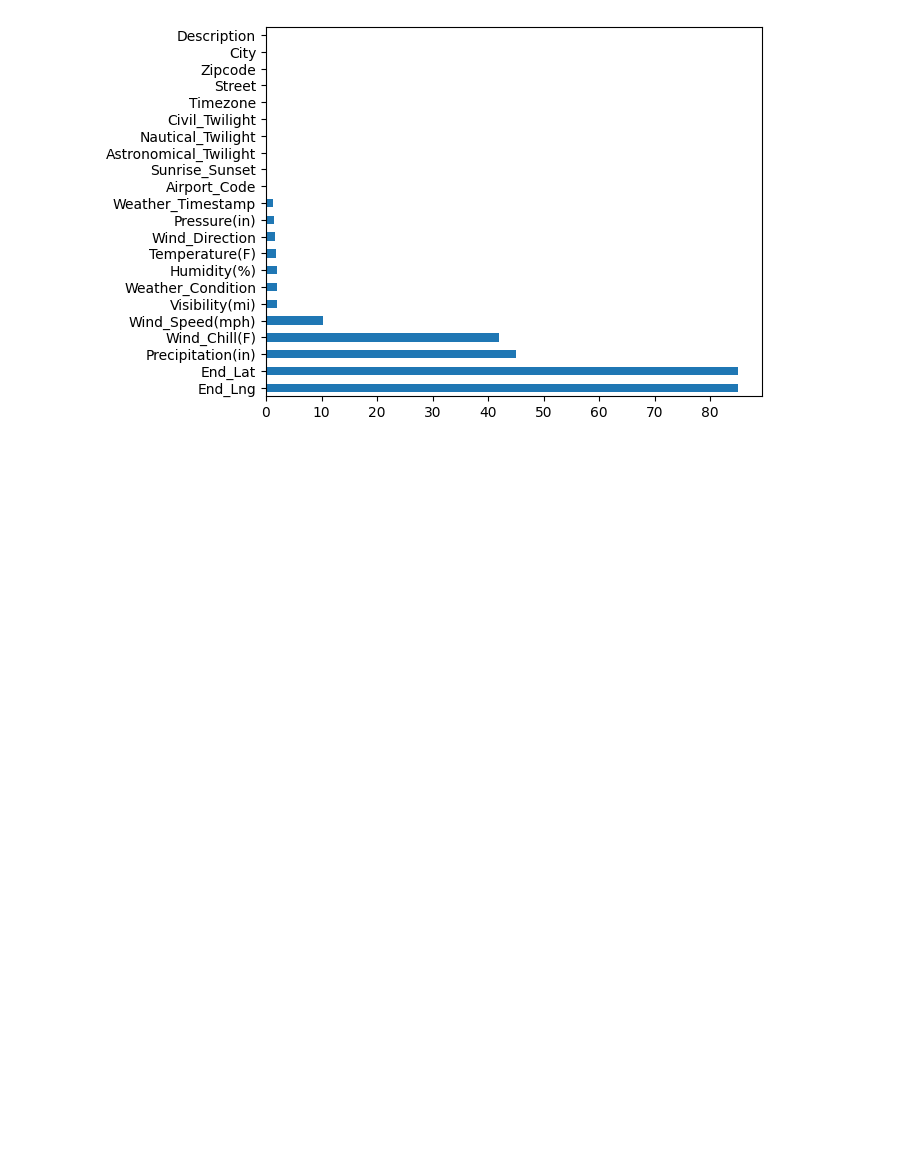
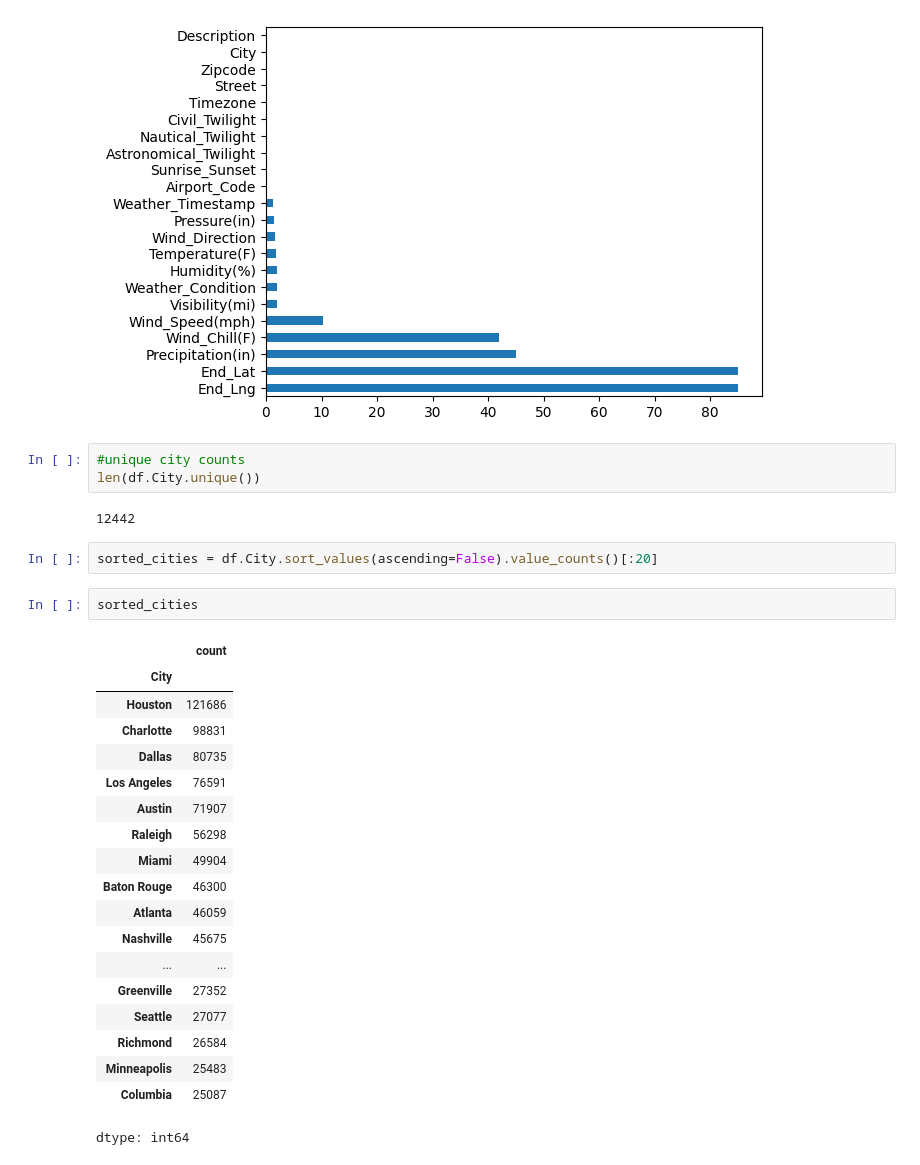
Before and after one commit to teerth-code/Exploratory-Data-Analysis-on-Accidents-in-America, a Jupyter notebook: eda.ipynb, the cells around one changed output. Saved outputs shown, nothing was run; the diff lists cells and outputs as text; blank space fills up the shorter version.

```diff
--- a/eda.ipynb
+++ b/eda.ipynb
@@ -370,3 +370,32 @@ percentage_missing_df.plot.barh()
 # %% [output]
 <Axes: >
 [figure]
+# %%
+#unique city counts
+len(df.City.unique())
+# %% [output]
+12442
+# %%
+sorted_cities = df.City.sort_values(ascending=False).value_counts()[:20]
+# %%
+sorted_cities
+# %% [output]
+|  | count |
+| City |  |
+| Houston | 121686 |
+| Charlotte | 98831 |
+| Dallas | 80735 |
+| Los Angeles | 76591 |
+| Austin | 71907 |
+| Raleigh | 56298 |
+| Miami | 49904 |
+| Baton Rouge | 46300 |
+| Atlanta | 46059 |
+| Nashville | 45675 |
+| ... | ... |
+| Greenville | 27352 |
+| Seattle | 27077 |
+| Richmond | 26584 |
+| Minneapolis | 25483 |
+| Columbia | 25087 |
+dtype: int64
```
Also changed, not shown: parts of 2 cells of this notebook.
